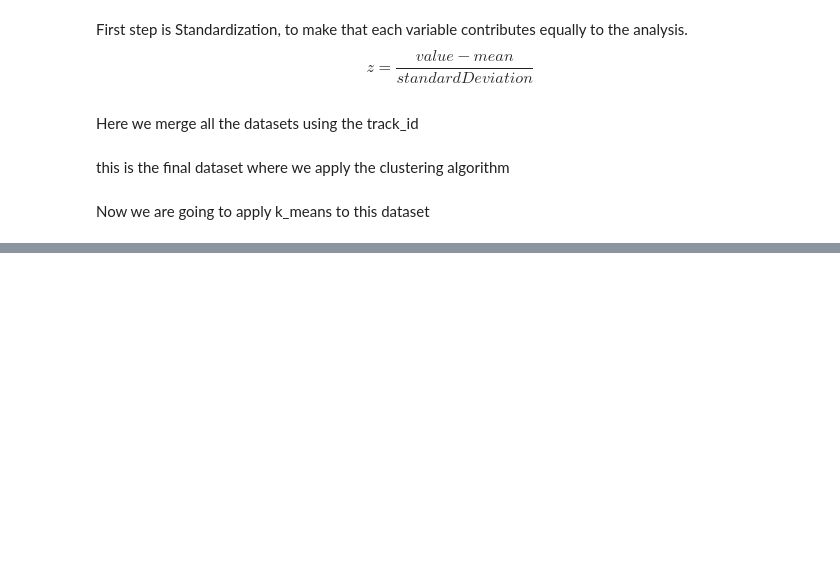
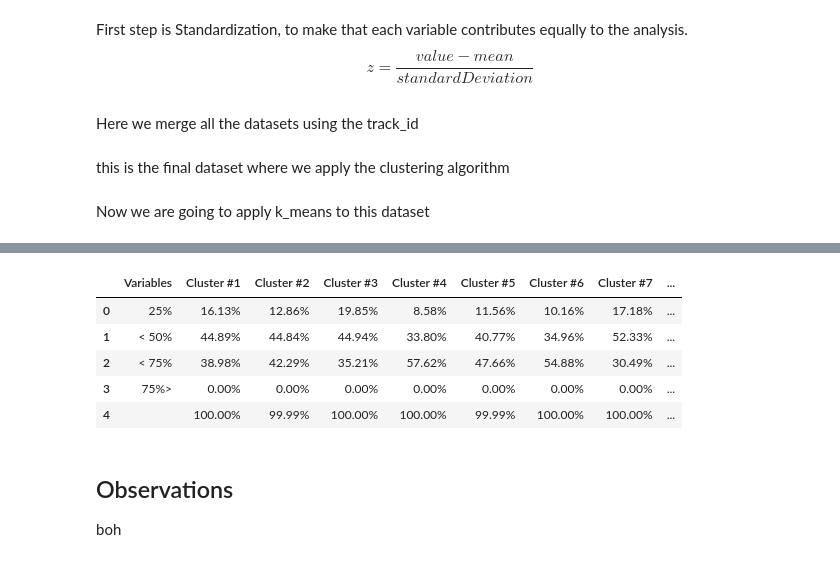
Before and after one commit to FilMastro/ADM-Homework4, a Jupyter notebook: HW4.ipynb, the cells around one changed output, grey strips where cells are left out. Cells and saved outputs as stored; diff of their text form; code cells hidden in the pictures; blank space fills up the shorter version.

```diff
--- a/HW4.ipynb
+++ b/HW4.ipynb
@@ -702,0 +679,42 @@ k== 15
+# %%
+def printPivotTableDanceability():
+    col = ["Variables", "Cluster #1", "Cluster #2", "Cluster #3", "Cluster #4", "Cluster #5", "Cluster #6",
+           "Cluster #7", "Cluster #8", "Cluster #9", "Cluster #10", "Cluster #11"]
+    df  = pd.DataFrame(columns=col, index=None)
+
+
+    df["Variables"] = ["25%","< 50%","< 75%", "75%> ",""]
+    for name in col[1:]:
+        n_cluster = int(name.split("#")[1])
+        l = [0,0,0,0,0]
+        list_track = echonest[dataset["cluster_#"] == n_cluster-1]
+        for x in list_track.audio_features_danceability:
+            if x < 0.25:
+                l[0] += 1
+            elif 0.25 < x < 0.50:
+                l[1] += 1
+            elif 0.50 < x <= 0.75:
+                l[2] += 1
+            elif 0.75 < x <= 1:
+                l[2] += 1
+
+        l = [round(100*x/len(list_track.audio_features_danceability),2) for x in l]
+        s = sum(l)
+        l[4] = s
+        l = ['{:.2f}'.format(x)+"%" for x in l]
+        df[name] = l
+
+    return df
+# %%
+printPivotTableDanceability()
+# %% [output]
+|  | Variables | Cluster #1 | Cluster #2 | Cluster #3 | Cluster #4 | Cluster #5 | Cluster #6 | Cluster #7 | ... |
+| 0 | 25% | 16.13% | 12.86% | 19.85% | 8.58% | 11.56% | 10.16% | 17.18% | ... |
+| 1 | < 50% | 44.89% | 44.84% | 44.94% | 33.80% | 40.77% | 34.96% | 52.33% | ... |
+| 2 | < 75% | 38.98% | 42.29% | 35.21% | 57.62% | 47.66% | 54.88% | 30.49% | ... |
+| 3 | 75%> | 0.00% | 0.00% | 0.00% | 0.00% | 0.00% | 0.00% | 0.00% | ... |
+| 4 |  | 100.00% | 99.99% | 100.00% | 100.00% | 99.99% | 100.00% | 100.00% | ... |
+# %% [markdown]
+## Observations
+
+boh
```
Also changed, not shown: parts of 56 cells of this notebook.
